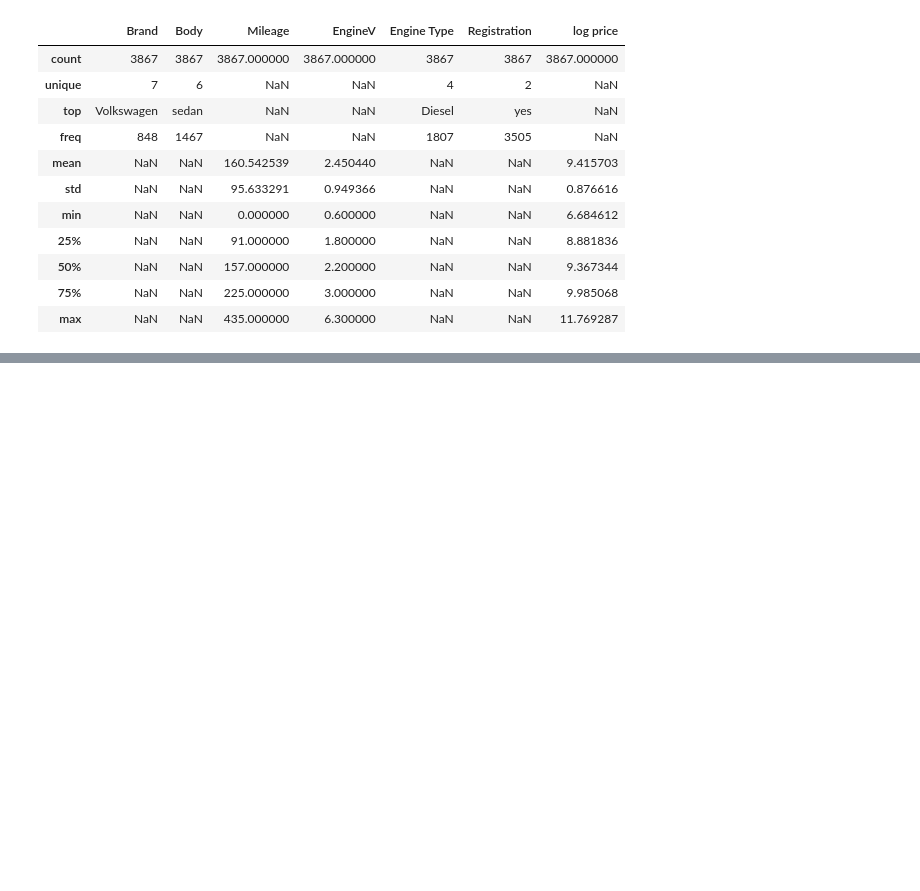
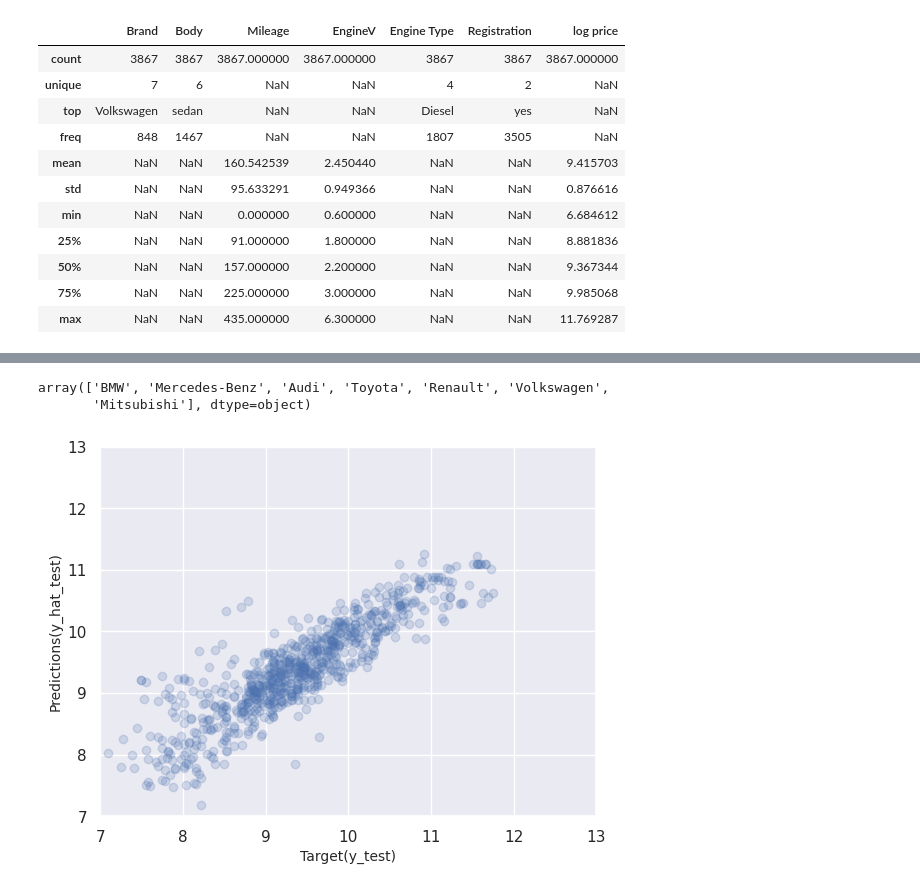
Before and after one commit to alfirosyadi/data-science-portofolio, a Jupyter notebook: practicalexample1.ipynb, the cells around one changed output, grey strips where cells are left out. Saved outputs shown, nothing was run; the diff lists cells and outputs as text; code cells hidden in the pictures; blank space fills up the shorter version.

```diff
--- a/practicalexample1.ipynb
+++ b/practicalexample1.ipynb
@@ -302,0 +406,3 @@ data_no_multicollinearity.describe(include = 'all')
+# %%
+reg.summary = pd.DataFrame(inputs.columns.values, columns=['Features'])
+reg.summary['Weights'] = reg.coef_
@@ -302,0 +430,5 @@ data_no_multicollinearity.describe(include = 'all')
+# %%
+data_cleaned['Brand'].unique()
+# %% [output]
+array(['BMW', 'Mercedes-Benz', 'Audi', 'Toyota', 'Renault', 'Volkswagen',
+       'Mitsubishi'], dtype=object)
@@ -302,0 +437,11 @@ data_no_multicollinearity.describe(include = 'all')
+# %%
+y_hat_test = reg.predict(x_test)
+# %%
+plt.scatter(y_test, y_hat_test, alpha=0.2)
+plt.xlabel('Target(y_test)', fontsize=10)
+plt.ylabel('Predictions(y_hat_test)', fontsize=10)
+plt.xlim(7,13)
+plt.ylim(7,13)
+plt.show()
+# %% [output]
+[figure, added]
```
Also changed, not shown: parts of 37 cells of this notebook, 2 other files.
